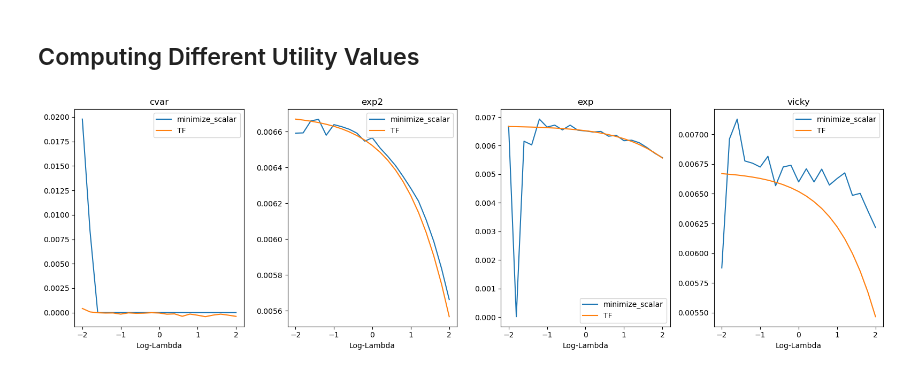
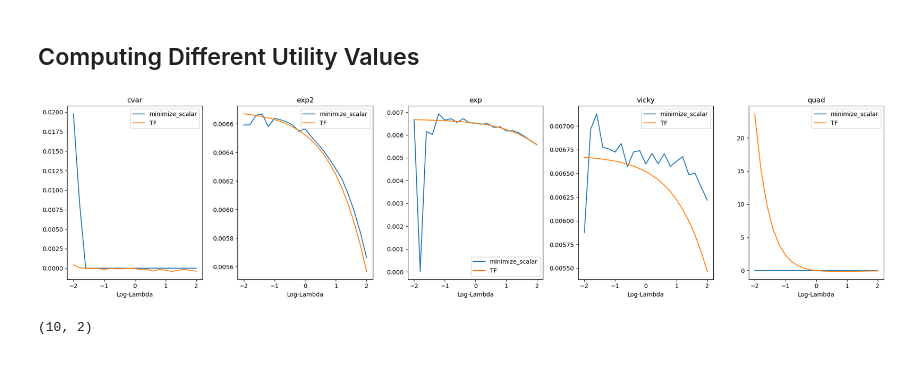
Before and after one commit to hansbuehler/deephedging, a Jupyter notebook: notebooks/utility0.ipynb, the cells around one changed output. Saved outputs shown, nothing was run; the diff lists cells and outputs as text; code cells hidden in the pictures.

```diff
--- a/notebooks/utility0.ipynb
+++ b/notebooks/utility0.ipynb
@@ -139,12 +121,13 @@ Utility computed using TensorFlow: 0.00652202 (with full batch)
 # %%
 from tqdm import tqdm
+%matplotlib inline
 
 display(Markdown("## Computing Different Utility Values"))
 
 # create monetary utility
 # ------------------------
 
-utilities = ['cvar', 'exp2', 'exp', 'vicky' ]
+utilities = ['cvar', 'exp2', 'exp', 'vicky', 'quad' ]
 lambdas  = np.exp(np.linspace( -2.,2., 21, endpoint=True) )
 
 fig = figure()
@@ -160,31 +143,45 @@ for util in tqdm(utilities):
     for lmbda in tqdm(lambdas):
         uconfig = Config()
         uconfig.utility = util
         uconfig.lmbda = lmbda
 
         utility = MonetaryUtility( uconfig )
 
         u1 = utility.compute_stateless_utility( world.tf_data['market']['payoff'], tol=1E-12 )
         r1.append( u1 )
 
         # compute utility with tensorflow
         # this should work for all utillities, but is much slower
 
         tconfig = Config()
         tconfig.train.optimizer.name = "adam"
         tconfig.train.batch_size = world.nSamples # full sample size
         tconfig.train.epochs = 100
         tconfig.train.tf_verbose = 0
 
         u2, _, _ = train_utillity( utility, world, config=tconfig )
         r2.append(u2)
 
     ax.plot( np.log(lambdas), r1, label="minimize_scalar" )
     ax.plot( np.log(lambdas), r2, label="TF" )
     ax.legend()
 
 fig.render()
 fig.close()
 # %% [output]
 ## Computing Different Utility Values
-[figure, old version]
+[figure, new version]
+# %%
+import tensorflow as tf
+import numpy as np
+
+x = np.zeros((10,))
+y = np.zeros((2,))
+while len(x.shape) <= len(y.shape):
+    x = x[:,np.newaxis,...]
+
+
+z = x + y[np.newaxis,...]
+z.shape
+# %% [output]
+(10, 2)
```
Also changed, not shown: parts of 4 cells of this notebook, 2 other files.
